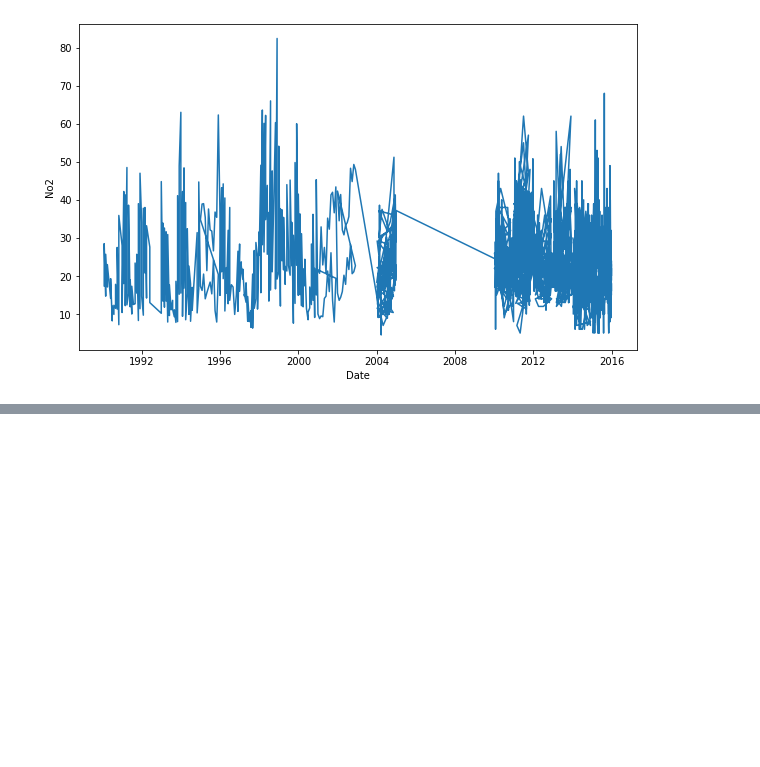
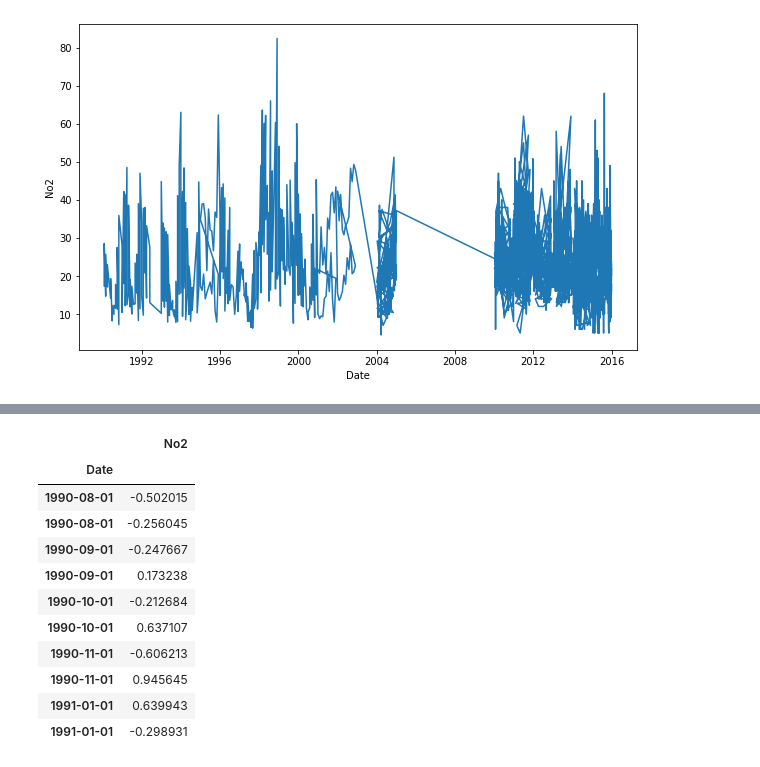
Before and after one commit to poojagopu/AirPollutionPrediction, a Jupyter notebook: code.ipynb, the cells around one changed output, grey strips where cells are left out. Cells and saved outputs as stored; diff of their text form; code cells hidden in the pictures; blank space fills up the shorter version.

```diff
--- a/code.ipynb
+++ b/code.ipynb
@@ -34,0 +112,19 @@ plt.plot(indexedDataset)
+# %%
+datasetLogScaleMinusMovingAverage=indexedDataset_logScale-movingAverage
+datasetLogScaleMinusMovingAverage.head(12)
+#removing NAN values
+datasetLogScaleMinusMovingAverage.dropna(inplace=True)
+datasetLogScaleMinusMovingAverage.head(10)
+# %% [output]
+|  | No2 |
+| Date |  |
+| 1990-08-01 | -0.502015 |
+| 1990-08-01 | -0.256045 |
+| 1990-09-01 | -0.247667 |
+| 1990-09-01 | 0.173238 |
+| 1990-10-01 | -0.212684 |
+| 1990-10-01 | 0.637107 |
+| 1990-11-01 | -0.606213 |
+| 1990-11-01 | 0.945645 |
+| 1991-01-01 | 0.639943 |
+| 1991-01-01 | -0.298931 |
```
Also changed, not shown: parts of 5 cells of this notebook.
